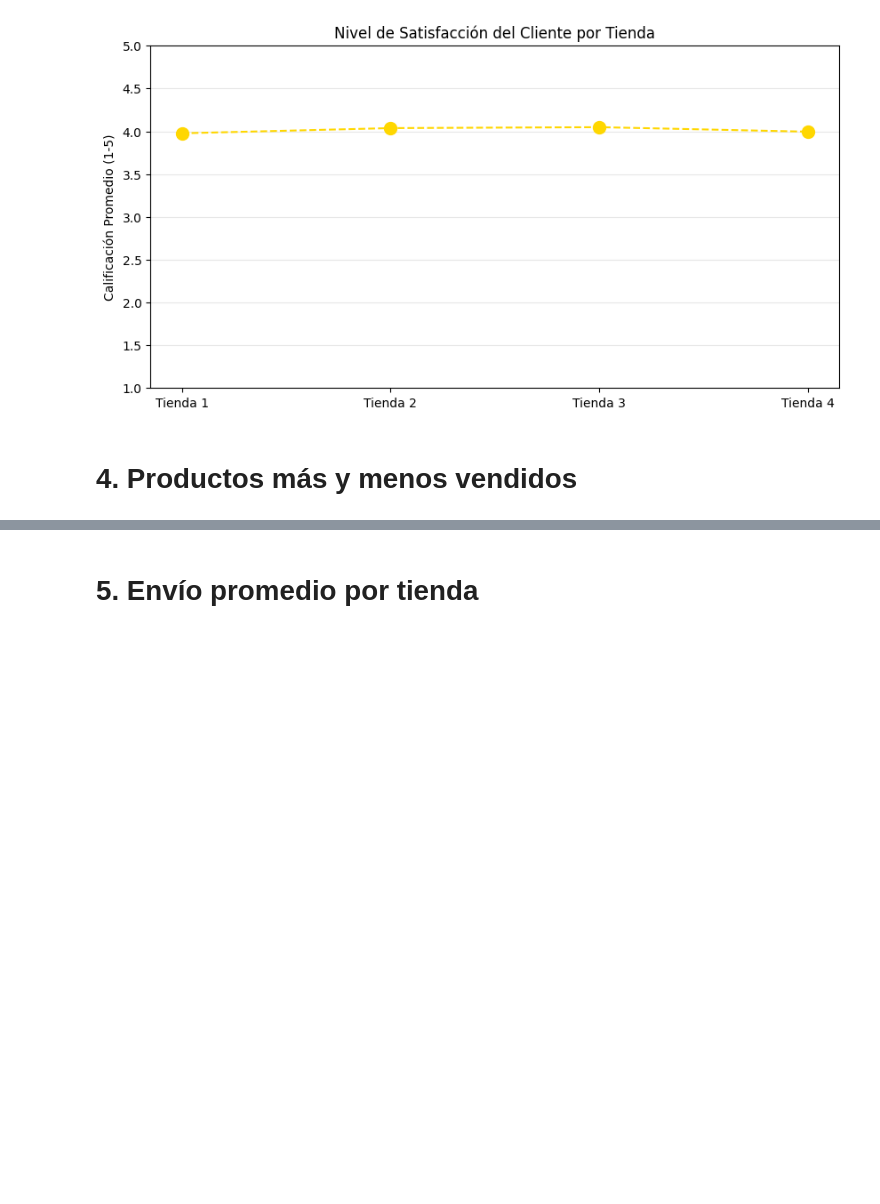
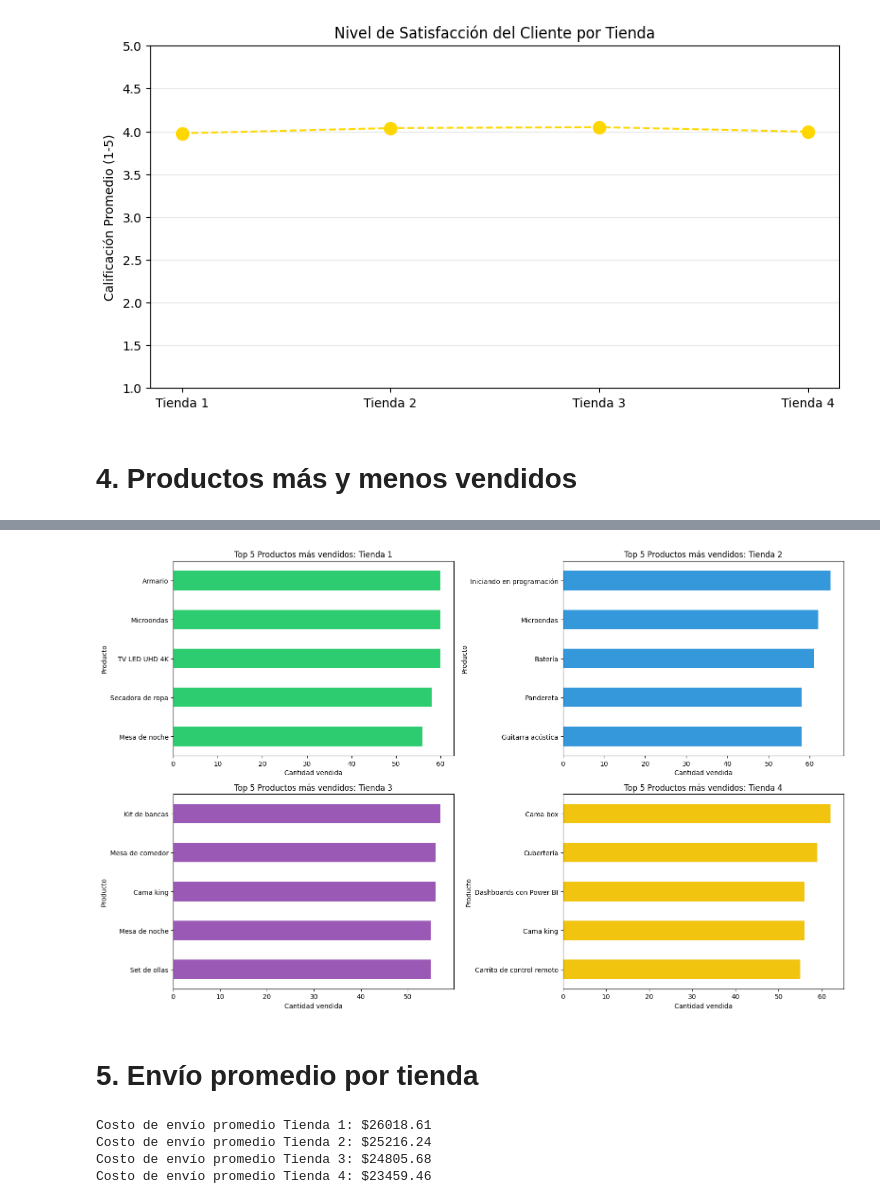
Before and after one commit to DAMS-1/Challenge-Alura-Store, a Jupyter notebook: AluraStoreLatam.ipynb, the cells around one changed output, grey strips where cells are left out. Drawn from its saved outputs; the diff is of its cells as text; code cells hidden in the pictures; blank space fills up the shorter version.

Commit message:
Productos mas y menos vendidos, y valor promedio envio

```diff
--- a/AluraStoreLatam.ipynb
+++ b/AluraStoreLatam.ipynb
@@ -140,3 +140,21 @@ plt.show()
 [figure]
 # %% [markdown]
 # 4. Productos más y menos vendidos
+# %%
+def analizar_productos(df, nombre_tienda):
+    conteo = df['Producto'].value_counts()
+    top_5 = conteo.head(5)
+    bottom_5 = conteo.tail(5)
+
+    print(f"--- {nombre_tienda} ---")
+    print("MÁS VENDIDOS:")
+    print(top_5)
+    print("\nMENOS VENDIDOS:")
+    print(bottom_5)
+    print("-" * 30 + "\n")
+    return top_5, bottom_5
+
+top1, bot1 = analizar_productos(tienda, "Tienda 1")
+top2, bot2 = analizar_productos(tienda2, "Tienda 2")
+top3, bot3 = analizar_productos(tienda3, "Tienda 3")
+top4, bot4 = analizar_productos(tienda4, "Tienda 4")
@@ -143,2 +179,38 @@ plt.show()
+# %%
+import matplotlib.pyplot as plt
+
+fig, axes = plt.subplots(2, 2, figsize=(16, 10))
+
+# Datos para iterar el gráfico
+tops = [top1, top2, top3, top4]
+nombres = ['Tienda 1', 'Tienda 2', 'Tienda 3', 'Tienda 4']
+colores = ['#2ecc71', '#3498db', '#9b59b6', '#f1c40f']
+
+for i, ax in enumerate(axes.flat):
+    tops[i].sort_values().plot(kind='barh', ax=ax, color=colores[i])
+    ax.set_title(f'Top 5 Productos más vendidos: {nombres[i]}')
+    ax.set_xlabel('Cantidad vendida')
+
+plt.tight_layout()
+plt.show()
+# %% [output]
+[figure, added]
 # %% [markdown]
 # 5. Envío promedio por tienda
+# %%
+# Calcular costo de envío promedio por tienda
+envio_tienda1 = tienda['Costo de envío'].mean()
+envio_tienda2 = tienda2['Costo de envío'].mean()
+envio_tienda3 = tienda3['Costo de envío'].mean()
+envio_tienda4 = tienda4['Costo de envío'].mean()
+
+# Mostrar resultados
+print(f"Costo de envío promedio Tienda 1: ${envio_tienda1:.2f}")
+print(f"Costo de envío promedio Tienda 2: ${envio_tienda2:.2f}")
+print(f"Costo de envío promedio Tienda 3: ${envio_tienda3:.2f}")
+print(f"Costo de envío promedio Tienda 4: ${envio_tienda4:.2f}")
+# %% [output]
+Costo de envío promedio Tienda 1: $26018.61
+Costo de envío promedio Tienda 2: $25216.24
+Costo de envío promedio Tienda 3: $24805.68
+Costo de envío promedio Tienda 4: $23459.46
```
Also changed, not shown: parts of 2 cells of this notebook.
